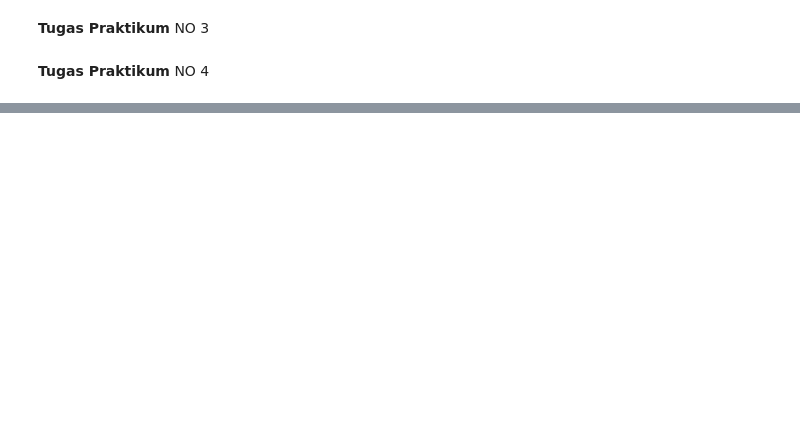
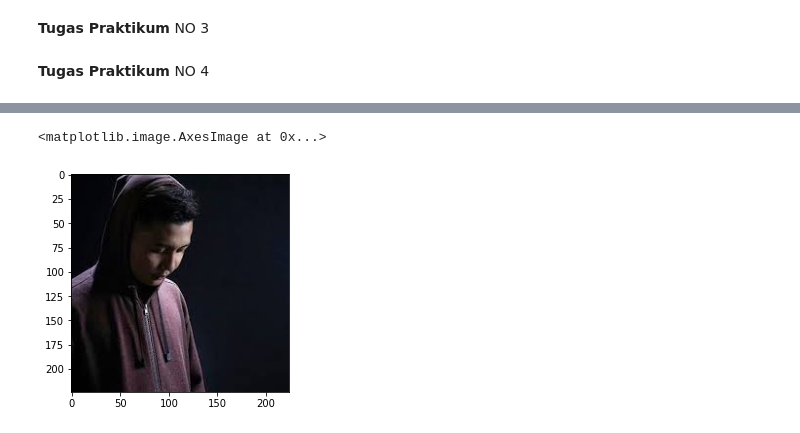
Before and after one commit to MahendraFirmansyah/PVCK_Genap_2021, a Jupyter notebook: Week5.ipynb, the cells around one changed output, grey strips where cells are left out. Cells and saved outputs as stored; diff of their text form; code cells hidden in the pictures; blank space fills up the shorter version.

```diff
--- a/Week5.ipynb
+++ b/Week5.ipynb
@@ -67,2 +74,5 @@ cv2_imshow(final_frame)
 # %%
-plt.imshow(plt.imread('/content/drive/MyDrive/PunkBuster.jpg'))
+plt.imshow(plt.imread('/content/drive/MyDrive/PCVK/1.jpg'))
+# %% [output]
+<matplotlib.image.AxesImage at 0x...>
+[figure, added]
```
Also changed, not shown: parts of 3 cells of this notebook.
